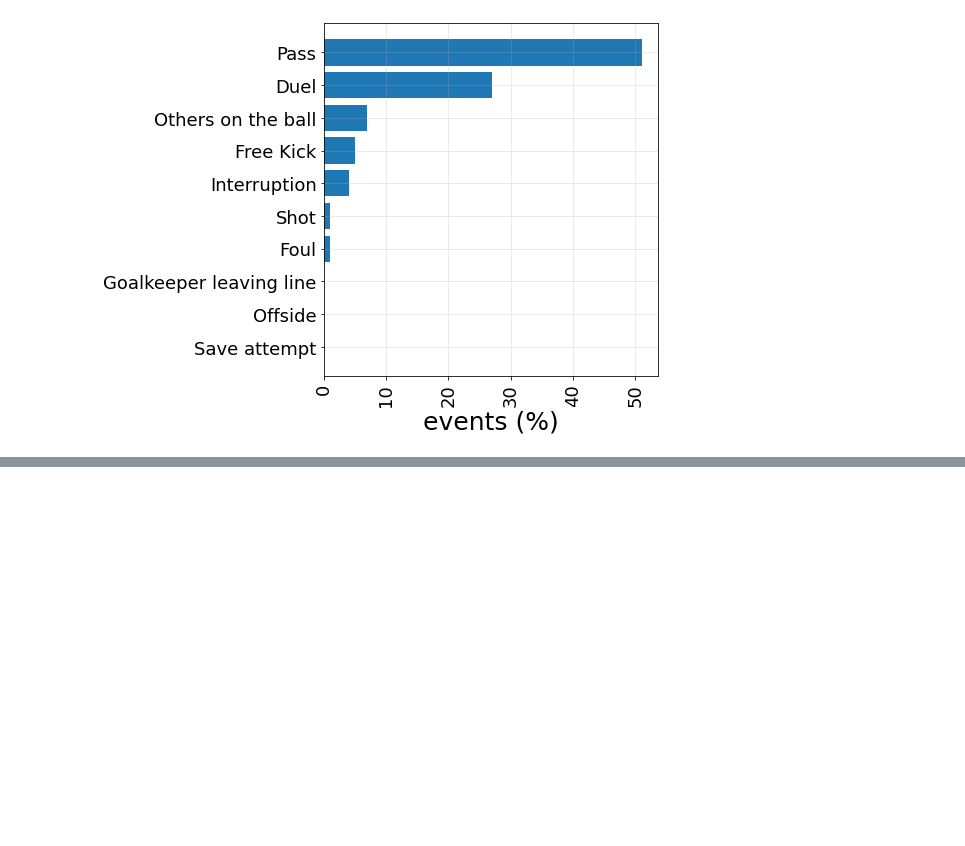
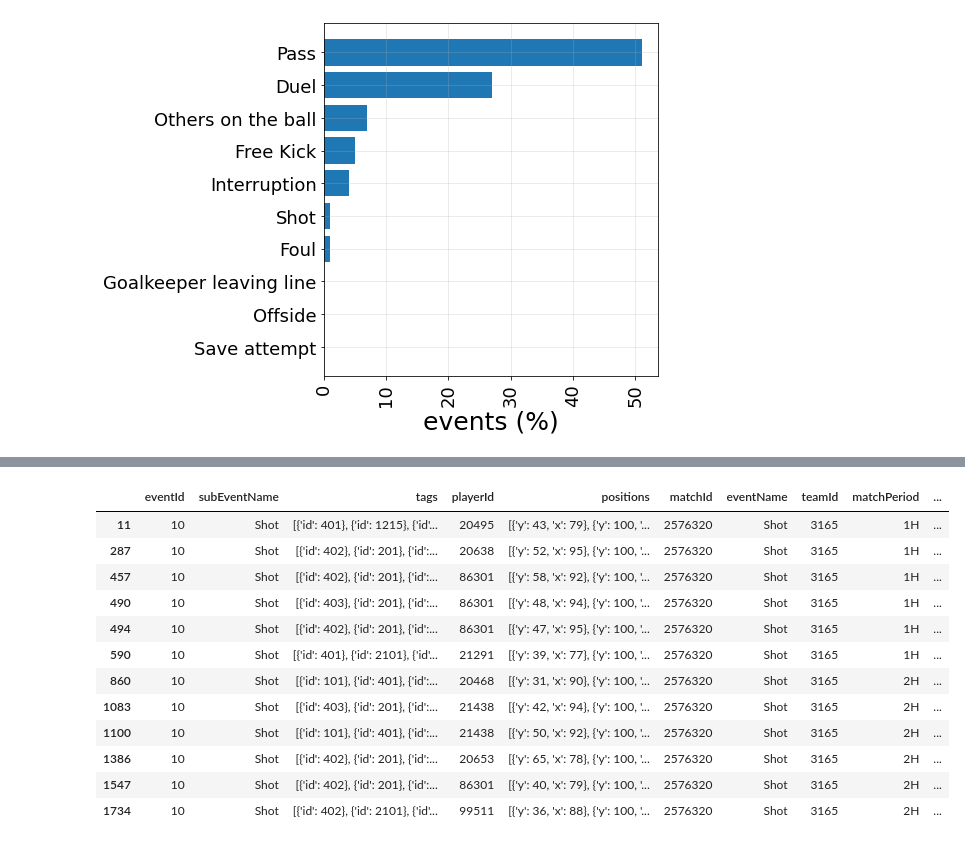
Before and after one commit to andysalitre/DSCI303-FinalProject, a Jupyter notebook: EDA/InitialAnalysis.ipynb, the cells around one changed output, grey strips where cells are left out. Cells and saved outputs as stored; diff of their text form; code cells hidden in the pictures; blank space fills up the shorter version.

```diff
--- a/EDA/InitialAnalysis.ipynb
+++ b/EDA/InitialAnalysis.ipynb
@@ -36,0 +561,16 @@ plt.show()
+# %%
+df_team_1_shots
+# %% [output]
+|  | eventId | subEventName | tags | playerId | positions | matchId | eventName | teamId | matchPeriod | ... |
+| 11 | 10 | Shot | [{'id': 401}, {'id': 1215}, {'id'... | 20495 | [{'y': 43, 'x': 79}, {'y': 100, '... | 2576320 | Shot | 3165 | 1H | ... |
+| 287 | 10 | Shot | [{'id': 402}, {'id': 201}, {'id':... | 20638 | [{'y': 52, 'x': 95}, {'y': 100, '... | 2576320 | Shot | 3165 | 1H | ... |
+| 457 | 10 | Shot | [{'id': 402}, {'id': 201}, {'id':... | 86301 | [{'y': 58, 'x': 92}, {'y': 100, '... | 2576320 | Shot | 3165 | 1H | ... |
+| 490 | 10 | Shot | [{'id': 403}, {'id': 201}, {'id':... | 86301 | [{'y': 48, 'x': 94}, {'y': 100, '... | 2576320 | Shot | 3165 | 1H | ... |
+| 494 | 10 | Shot | [{'id': 402}, {'id': 201}, {'id':... | 86301 | [{'y': 47, 'x': 95}, {'y': 100, '... | 2576320 | Shot | 3165 | 1H | ... |
+| 590 | 10 | Shot | [{'id': 401}, {'id': 2101}, {'id'... | 21291 | [{'y': 39, 'x': 77}, {'y': 100, '... | 2576320 | Shot | 3165 | 1H | ... |
+| 860 | 10 | Shot | [{'id': 101}, {'id': 401}, {'id':... | 20468 | [{'y': 31, 'x': 90}, {'y': 100, '... | 2576320 | Shot | 3165 | 2H | ... |
+| 1083 | 10 | Shot | [{'id': 403}, {'id': 201}, {'id':... | 21438 | [{'y': 42, 'x': 94}, {'y': 100, '... | 2576320 | Shot | 3165 | 2H | ... |
+| 1100 | 10 | Shot | [{'id': 101}, {'id': 401}, {'id':... | 21438 | [{'y': 50, 'x': 92}, {'y': 100, '... | 2576320 | Shot | 3165 | 2H | ... |
+| 1386 | 10 | Shot | [{'id': 402}, {'id': 201}, {'id':... | 20653 | [{'y': 65, 'x': 78}, {'y': 100, '... | 2576320 | Shot | 3165 | 2H | ... |
+| 1547 | 10 | Shot | [{'id': 402}, {'id': 201}, {'id':... | 86301 | [{'y': 40, 'x': 79}, {'y': 100, '... | 2576320 | Shot | 3165 | 2H | ... |
+| 1734 | 10 | Shot | [{'id': 402}, {'id': 2101}, {'id'... | 99511 | [{'y': 36, 'x': 88}, {'y': 100, '... | 2576320 | Shot | 3165 | 2H | ... |
```
Also changed, not shown: parts of 16 cells of this notebook.
